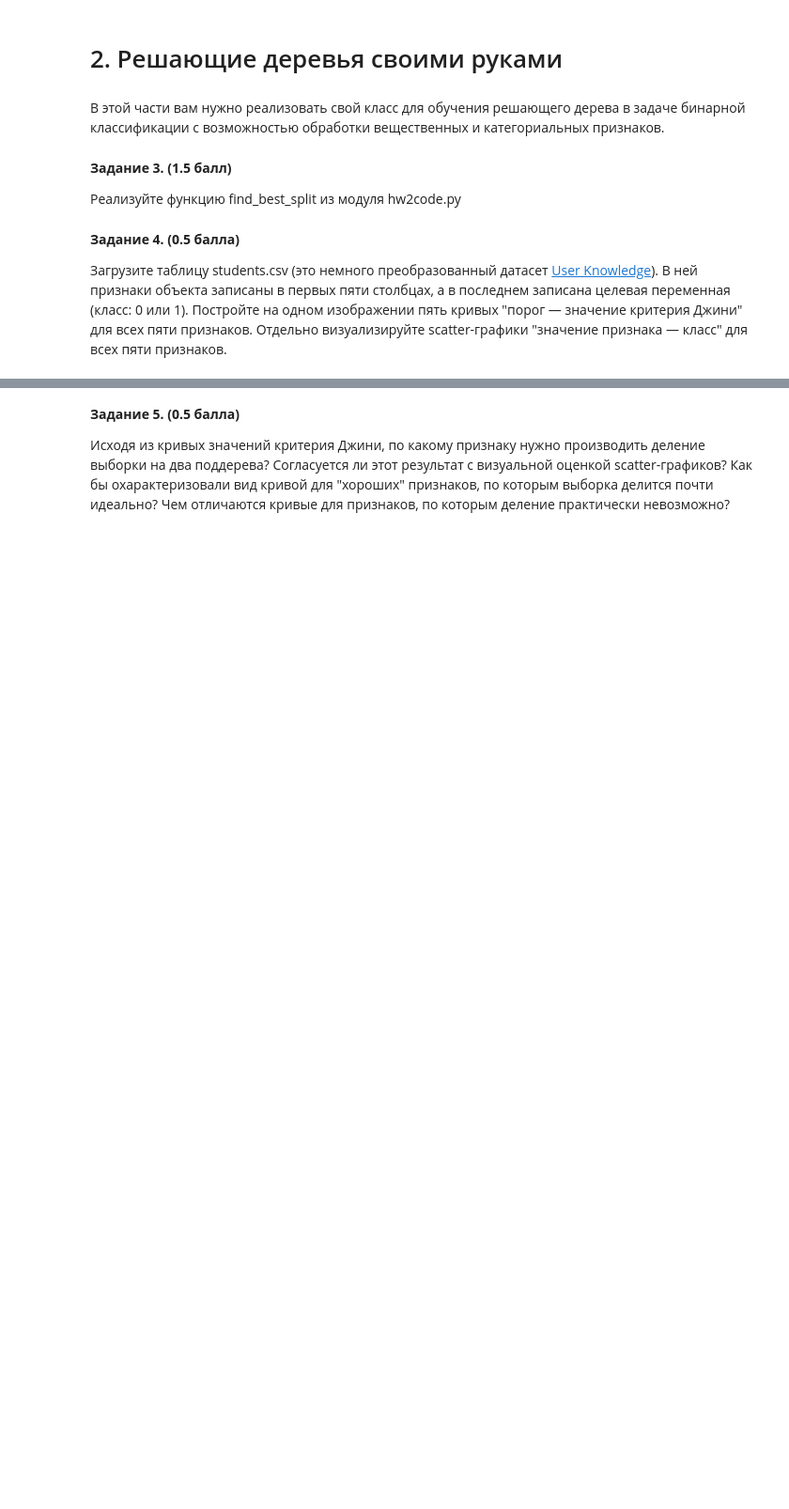
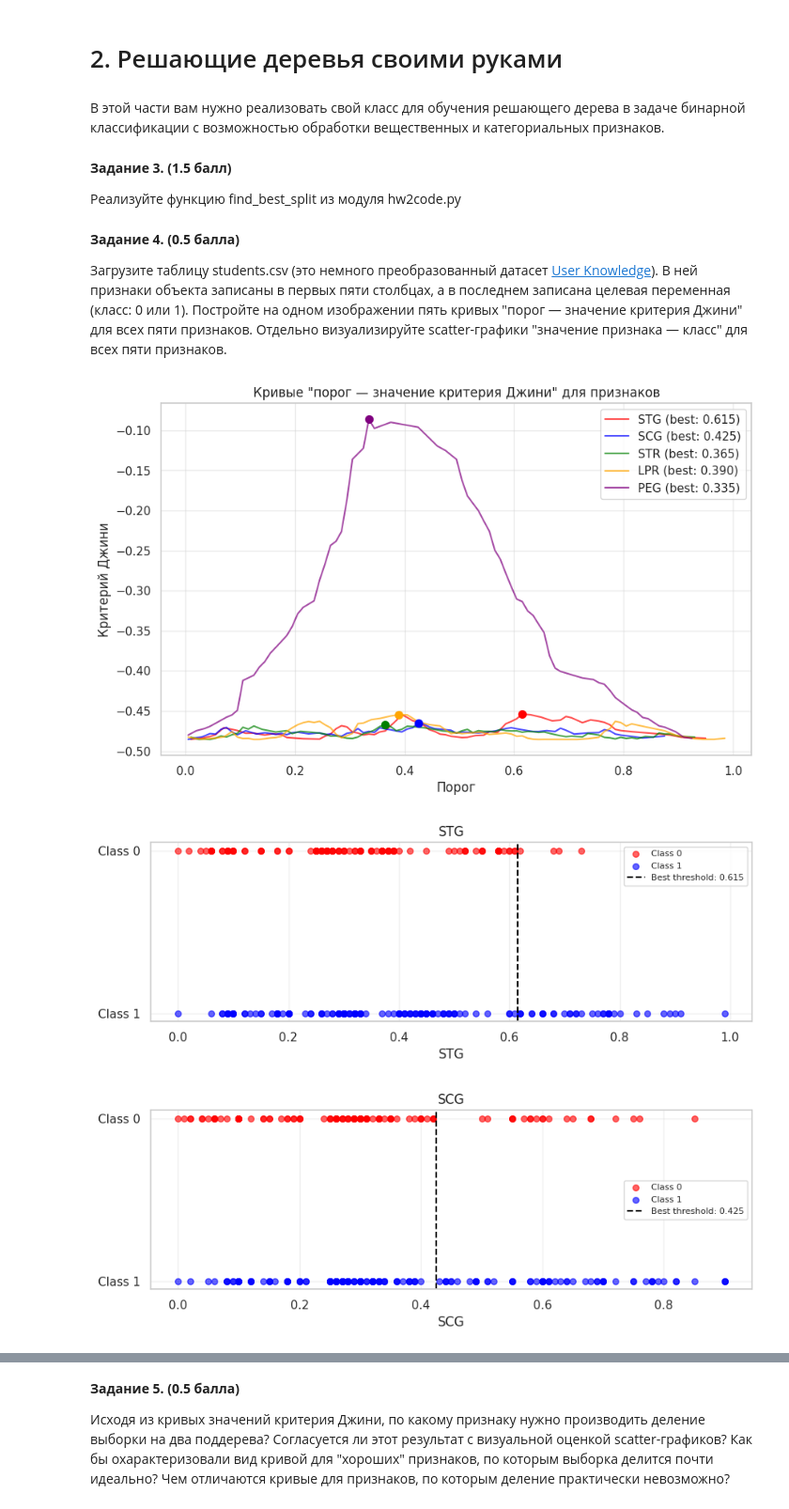
Before and after one commit to soules-one/ML, a Jupyter notebook: hw2/hw2-trees.ipynb, the cells around one changed output, grey strips where cells are left out. Shown at 94% size. Saved outputs shown, nothing was run; the diff lists cells and outputs as text; code cells hidden in the pictures; blank space fills up the shorter version.

```diff
--- a/hw2/hw2-trees.ipynb
+++ b/hw2/hw2-trees.ipynb
@@ -206,0 +205,79 @@ __Задание 4. (0.5 балла)__
+# %%
+### ╰( ͡° ͜ʖ ͡° )つ──☆*:・ﾟ
+from hw2code import find_best_split
+
+df = pd.read_csv('datasets/students.csv')
+
+
+features = df.iloc[:, :-1]
+target = df.iloc[:, -1]
+
+
+fig, axes = plt.subplots(1, figsize=(10, 6))
+
+
+
+colors = ['red', 'blue', 'green', 'orange', 'purple']
+feature_names = features.columns
+
+vals = []
+
+for i, feature_name in enumerate(feature_names):
+    feature_vector = features[feature_name].values
+    target_vector = target.values
+
+    thresholds, ginis, best_threshold, best_gini = find_best_split(feature_vector, target_vector)
+    vals.append([thresholds, ginis, best_threshold, best_gini])
+
+for i, feature_name in enumerate(feature_names):
+    feature_vector = features[feature_name].values
+    target_vector = target.values
+
+    thresholds, ginis, best_threshold, best_gini = vals[i]
+
+    if len(thresholds) > 0:
+        axes.plot(thresholds, ginis,
+                    color=colors[i],
+                    label=f'{feature_name} (best: {best_threshold:.3f})',
+                    alpha=0.7)
+        axes.scatter(best_threshold, best_gini,
+                       color=colors[i],
+                       s=50, zorder=5)
+
+axes.set_xlabel('Порог')
+axes.set_ylabel('Критерий Джини')
+axes.set_title('Кривые "порог — значение критерия Джини" для признаков')
+axes.legend()
+axes.grid(True, alpha=0.4)
+plt.show()
+
+for i, feature_name in enumerate(feature_names):
+    feature_vector = features[feature_name].values
+
+
+    fig, ax = plt.subplots(1, figsize=(10, 3))
+
+    class_0 = feature_vector[target == 0]
+    class_1 = feature_vector[target == 1]
+
+    ax.scatter(class_0, np.zeros_like(class_0) + 0.1,
+              color='red', alpha=0.6, label='Class 0', s=30)
+    ax.scatter(class_1, np.zeros_like(class_1) - 0.1,
+              color='blue', alpha=0.6, label='Class 1', s=30)
+
+    thresholds, ginis, best_threshold, best_gini = vals[i]
+    if best_threshold is not None:
+        ax.axvline(x=best_threshold, color='black', linestyle='--',
+                  label=f'Best threshold: {best_threshold:.3f}')
+
+    ax.set_xlabel(f'{feature_name}')
+    ax.set_yticks([-0.1, 0.1])
+    ax.set_yticklabels(['Class 1', 'Class 0'])
+    ax.set_title(f'{feature_name}')
+    ax.legend(fontsize=8)
+    ax.grid(True, alpha=0.3)
+    plt.show()
+# %% [output]
+[figure, added]
+[figure, added]
+[figure, added]
```
Also changed, not shown: parts of 7 cells of this notebook, 1 other file.
